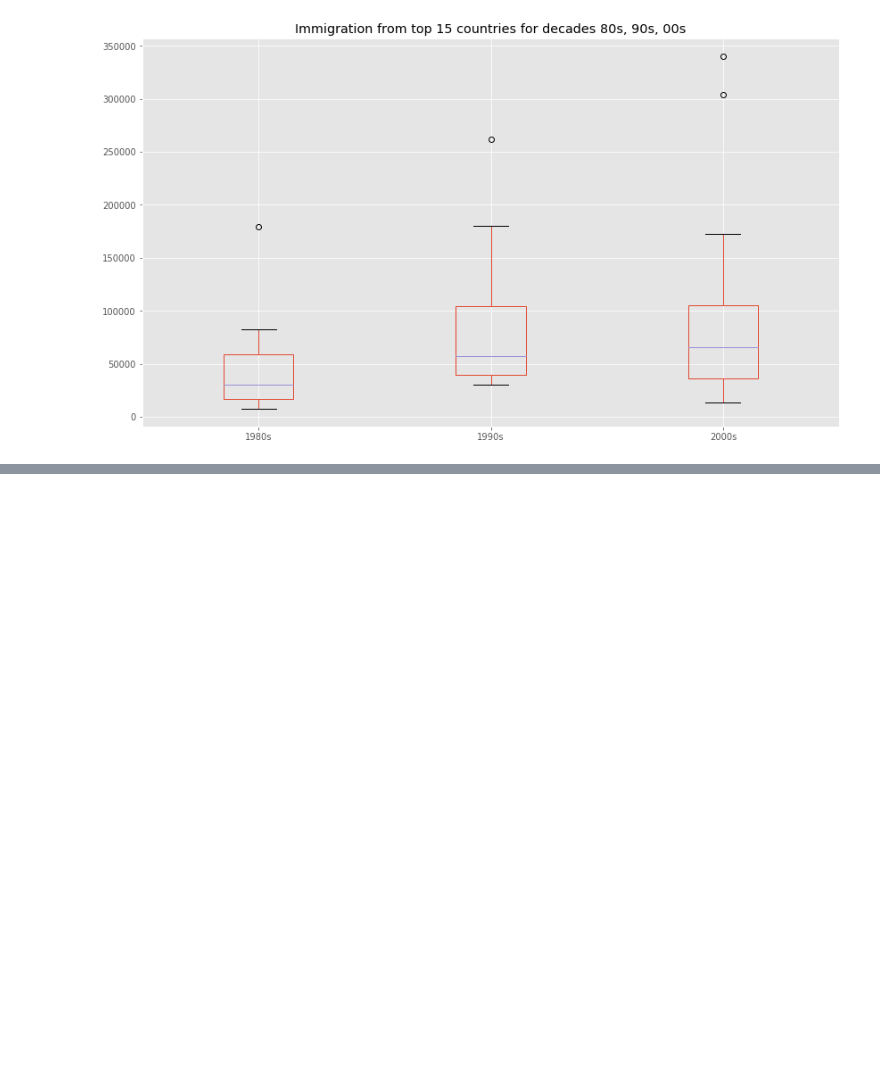
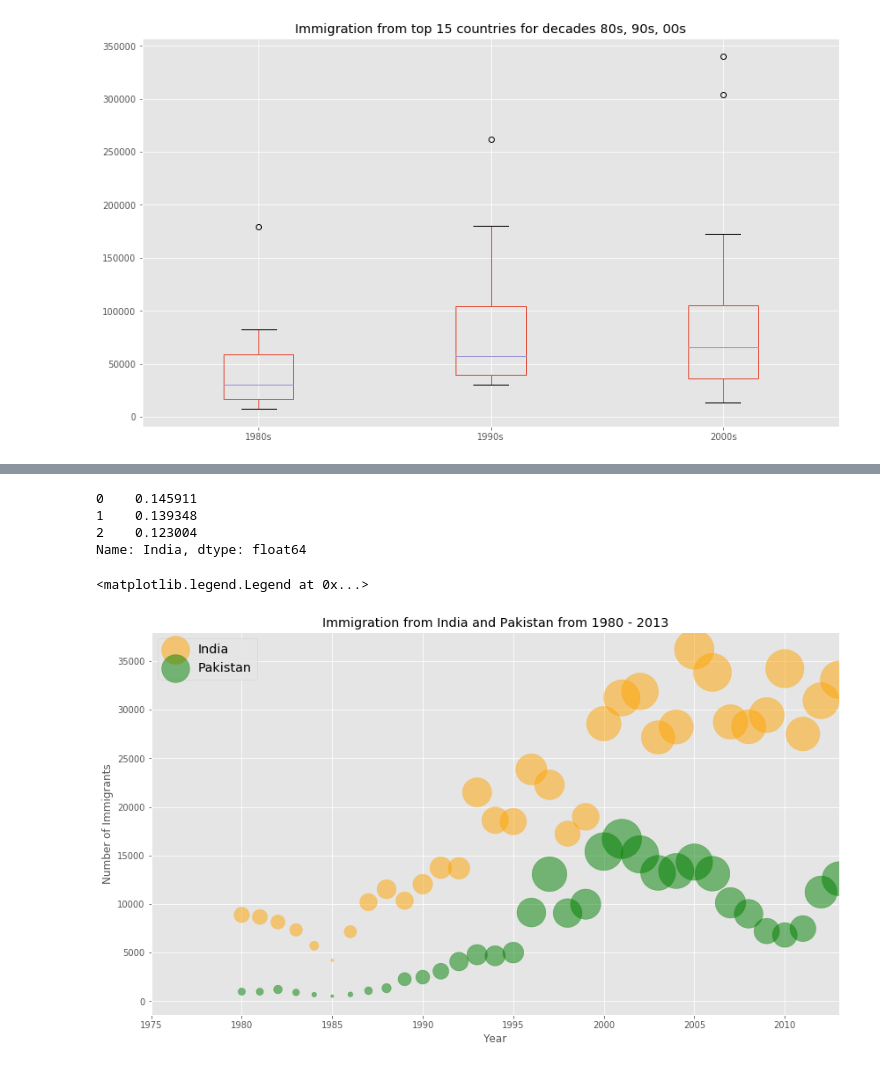
Before and after one commit to amarpy/migration_to_canada_analysis, a Jupyter notebook: migration_to_canada_analysis.ipynb, the cells around one changed output, grey strips where cells are left out. Cells and saved outputs as stored; diff of their text form; code cells hidden in the pictures; blank space fills up the shorter version.

```diff
--- a/migration_to_canada_analysis.ipynb
+++ b/migration_to_canada_analysis.ipynb
@@ -489,0 +535,6 @@ Text(0.5,1,'Immigration from top 15 countries for decades 80s, 90s, 00s')
+# %%
+df_can_t = df_can[years].transpose()
+df_can_t.index = map(float, df_can_t.index)
+df_can_t.index.name = "Year"
+df_can_t.reset_index(inplace = True)
+df_can_t.head(3)
@@ -489,0 +547,36 @@ Text(0.5,1,'Immigration from top 15 countries for decades 80s, 90s, 00s')
+# %%
+norm_india = ((df_can_t["India"] - df_can_t["India"].min()) / (df_can_t["India"].max() - df_can_t["India"].min()))
+norm_pakistan = ((df_can_t["Pakistan"] - df_can_t["Pakistan"].min()) / (df_can_t["Pakistan"].max() - df_can_t["Pakistan"].min()))
+
+norm_india.head(3)
+# %% [output]
+0    0.145911
+1    0.139348
+2    0.123004
+Name: India, dtype: float64
+# %%
+ax0 = df_can_t.plot(kind = "scatter",
+                    x = "Year",
+                    y = "India",
+                    s = norm_india * 2000 + 10, #adding weights to elarge the normalized data points
+                    color = "orange",
+                    alpha = 0.5,
+                    figsize = (14, 8),
+                    xlim = (1975, 2013))
+
+ax1 = df_can_t.plot(kind = "scatter",
+                    x = "Year",
+                    y = "Pakistan",
+                    s = norm_pakistan * 2000 + 10,
+                    color = "green",
+                    alpha = 0.5,
+                    figsize = (14, 8),
+                    xlim = (1975, 2013),
+                    ax = ax0)
+
+ax0.set_ylabel('Number of Immigrants')
+ax0.set_title('Immigration from India and Pakistan from 1980 - 2013')
+ax0.legend(['India', 'Pakistan'], loc='upper left', fontsize='x-large')
+# %% [output]
+<matplotlib.legend.Legend at 0x...>
+[figure, added]
```
Also changed, not shown: parts of 5 cells of this notebook.
